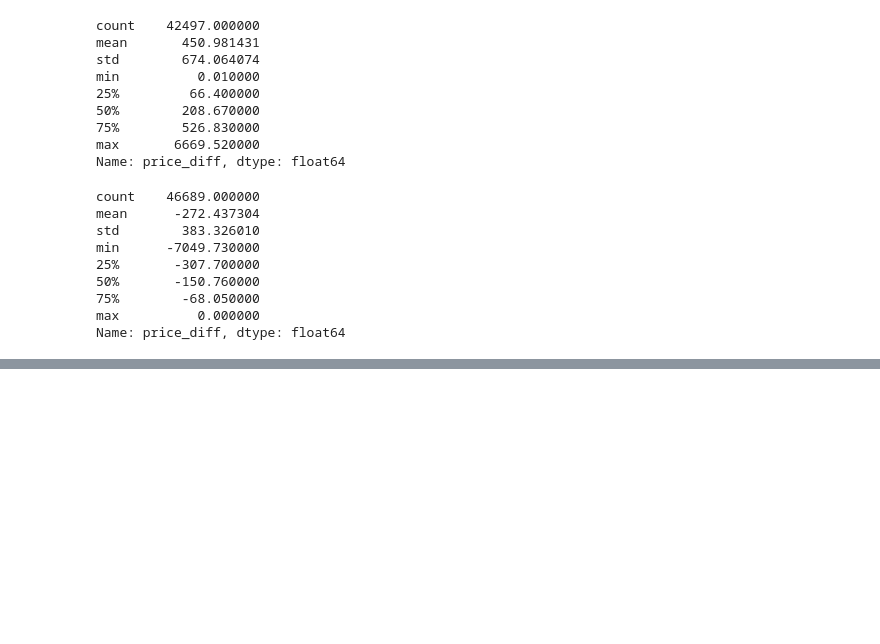
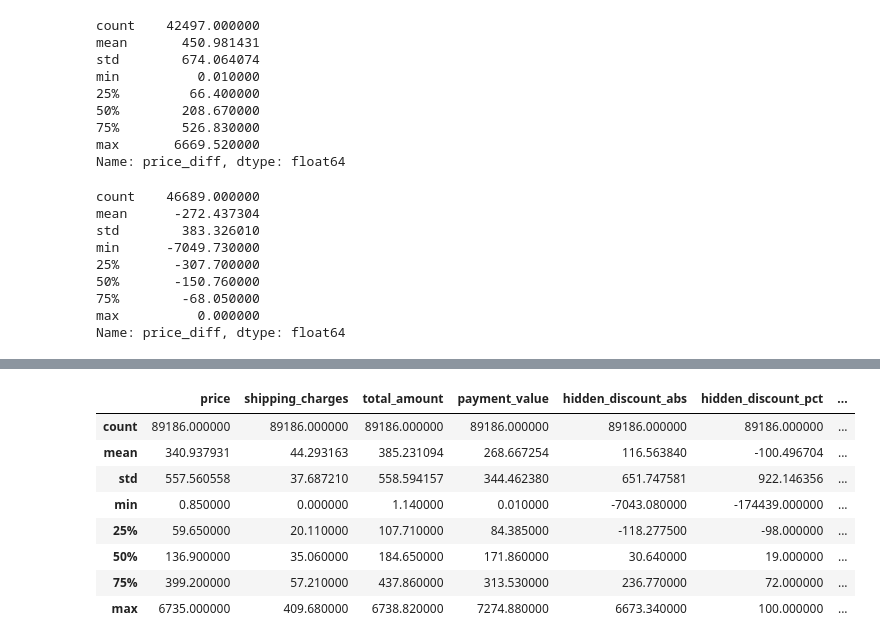
Before and after one commit to mkudim/Exploratory_data_analysis_EDA, a Jupyter notebook: Ecom_orders_supply/EDA/EDA_orderitems.ipynb, the cells around one changed output, grey strips where cells are left out. Cells and saved outputs as stored; diff of their text form; code cells hidden in the pictures; blank space fills up the shorter version.

```diff
--- a/Ecom_orders_supply/EDA/EDA_orderitems.ipynb
+++ b/Ecom_orders_supply/EDA/EDA_orderitems.ipynb
@@ -391,0 +416,12 @@ Name: price_diff, dtype: float64
+# %%
+fact_orders_finance.describe()
+# %% [output]
+|  | price | shipping_charges | total_amount | payment_value | hidden_discount_abs | hidden_discount_pct | ... |
+| count | 89186.000000 | 89186.000000 | 89186.000000 | 89186.000000 | 89186.000000 | 89186.000000 | ... |
+| mean | 340.937931 | 44.293163 | 385.231094 | 268.667254 | 116.563840 | -100.496704 | ... |
+| std | 557.560558 | 37.687210 | 558.594157 | 344.462380 | 651.747581 | 922.146356 | ... |
+| min | 0.850000 | 0.000000 | 1.140000 | 0.010000 | -7043.080000 | -174439.000000 | ... |
+| 25% | 59.650000 | 20.110000 | 107.710000 | 84.385000 | -118.277500 | -98.000000 | ... |
+| 50% | 136.900000 | 35.060000 | 184.650000 | 171.860000 | 30.640000 | 19.000000 | ... |
+| 75% | 399.200000 | 57.210000 | 437.860000 | 313.530000 | 236.770000 | 72.000000 | ... |
+| max | 6735.000000 | 409.680000 | 6738.820000 | 7274.880000 | 6673.340000 | 100.000000 | ... |
```
Also changed, not shown: parts of 17 cells of this notebook.
